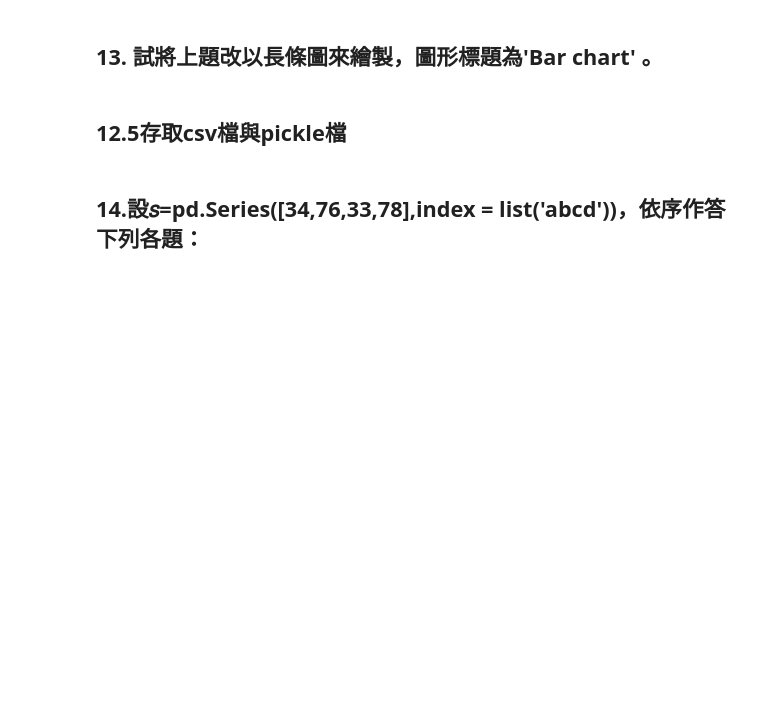
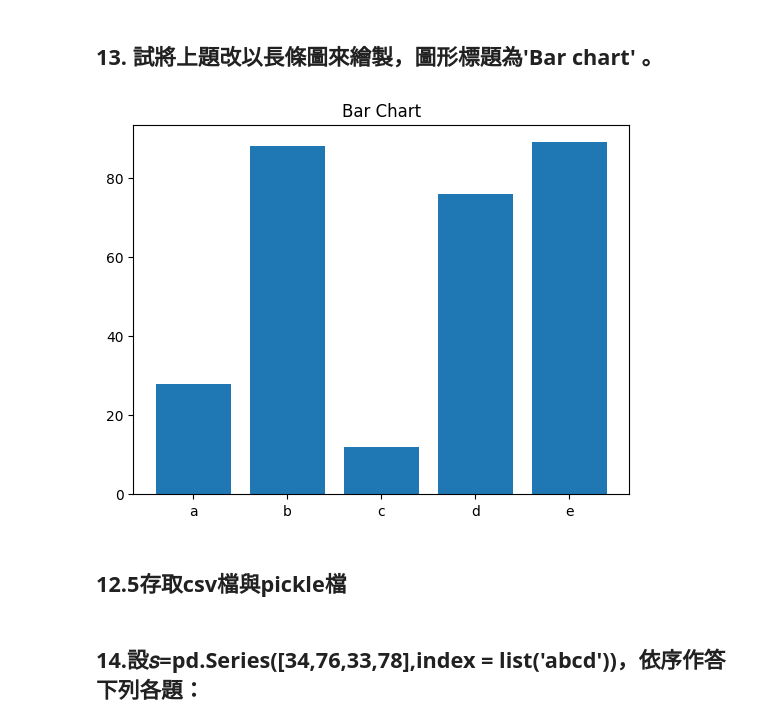
Before and after one commit to ChenGuoXiang940/NOTE, a Jupyter notebook: school_py/ch12.ipynb, the cells around one changed output. Drawn from its saved outputs; the diff is of its cells as text; code cells hidden in the pictures; blank space fills up the shorter version.

```diff
--- a/school_py/ch12.ipynb
+++ b/school_py/ch12.ipynb
@@ -93,5 +343,12 @@
 # %% [markdown]
 ## 13. 試將上題改以長條圖來繪製，圖形標題為'Bar chart' 。
+# %%
+fig,ax=plt.subplots()
+ax.bar(s.index,s.values)
+ax.title.set_text('Bar Chart')
+plt.show()
+# %% [output]
+[figure, added]
 # %% [markdown]
 ## 12.5存取csv檔與pickle檔
 # %% [markdown]
```
Also changed, not shown: parts of 21 cells of this notebook.
